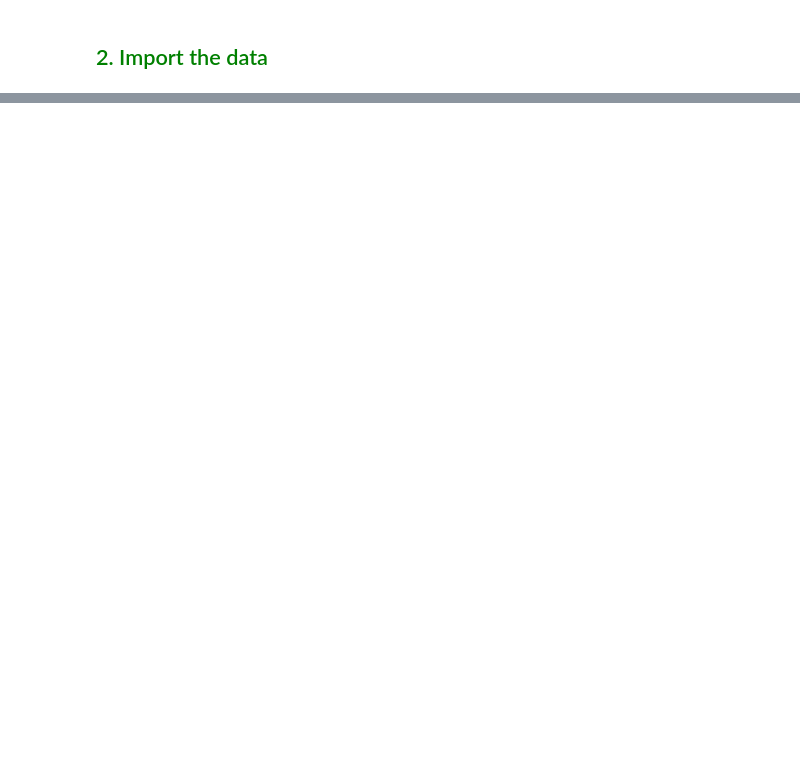
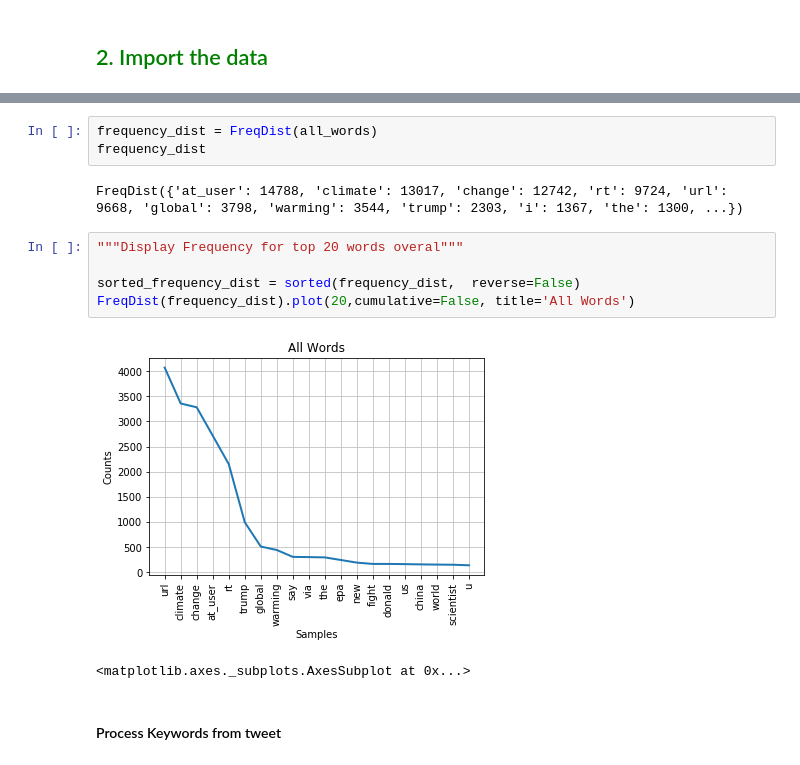
Before and after one commit to mrlondz/climate-change-edsa2020-21, a Jupyter notebook: Climate Change Belief Analysis Predict.ipynb, the cells around one changed output, grey strips where cells are left out. Cells and saved outputs as stored; diff of their text form; blank space fills up the shorter version.

```diff
--- a/Climate Change Belief Analysis Predict.ipynb
+++ b/Climate Change Belief Analysis Predict.ipynb
@@ -55,0 +332,15 @@ RT @nytimesworld: One Chinese city has more to lose from what climate change may
+# %%
+frequency_dist = FreqDist(all_words)
+frequency_dist
+# %% [output]
+FreqDist({'at_user': 14788, 'climate': 13017, 'change': 12742, 'rt': 9724, 'url': 9668, 'global': 3798, 'warming': 3544, 'trump': 2303, 'i': 1367, 'the': 1300, ...})
+# %%
+"""Display Frequency for top 20 words overal"""
+
+sorted_frequency_dist = sorted(frequency_dist,  reverse=False)
+FreqDist(frequency_dist).plot(20,cumulative=False, title='All Words')
+# %% [output]
+[figure, added]
+<matplotlib.axes._subplots.AxesSubplot at 0x...>
+# %% [markdown]
+#### Process Keywords from tweet
```
Also changed, not shown: parts of 98 cells of this notebook.
